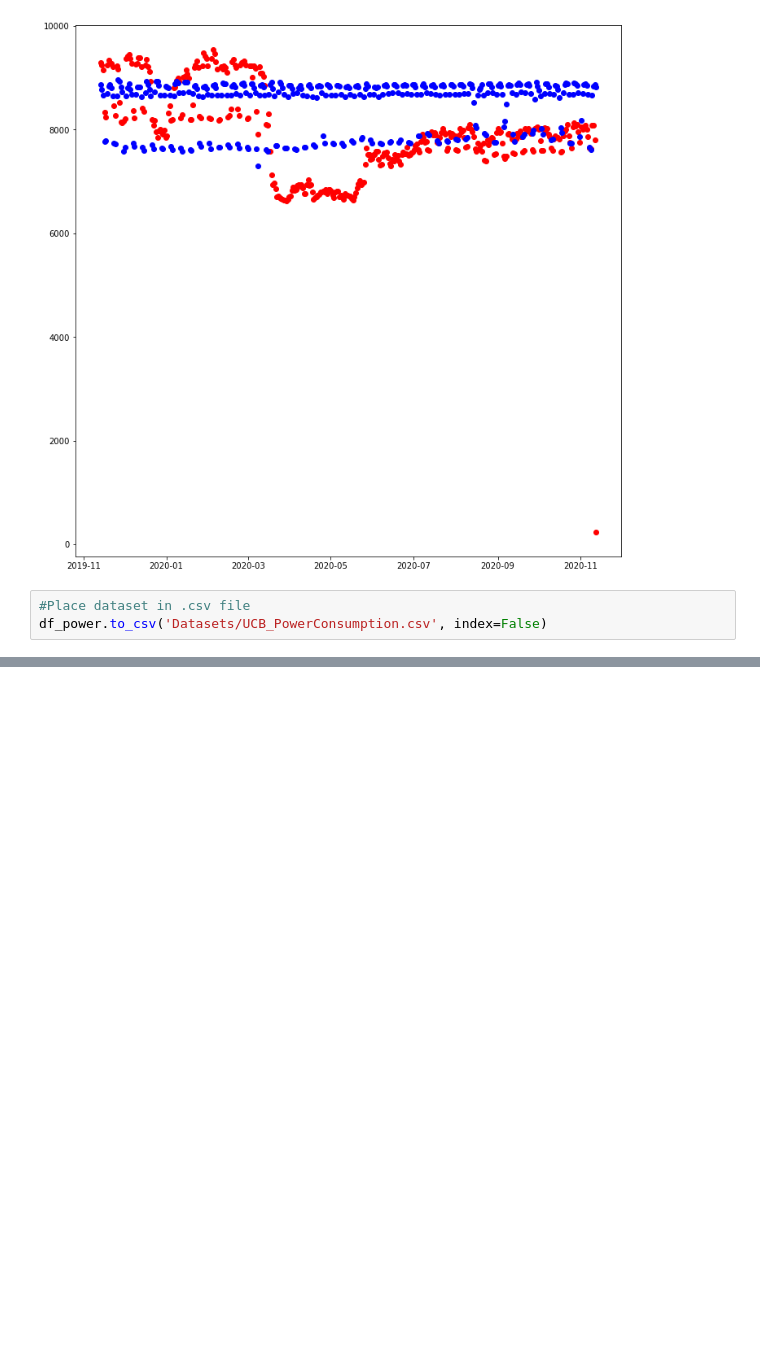
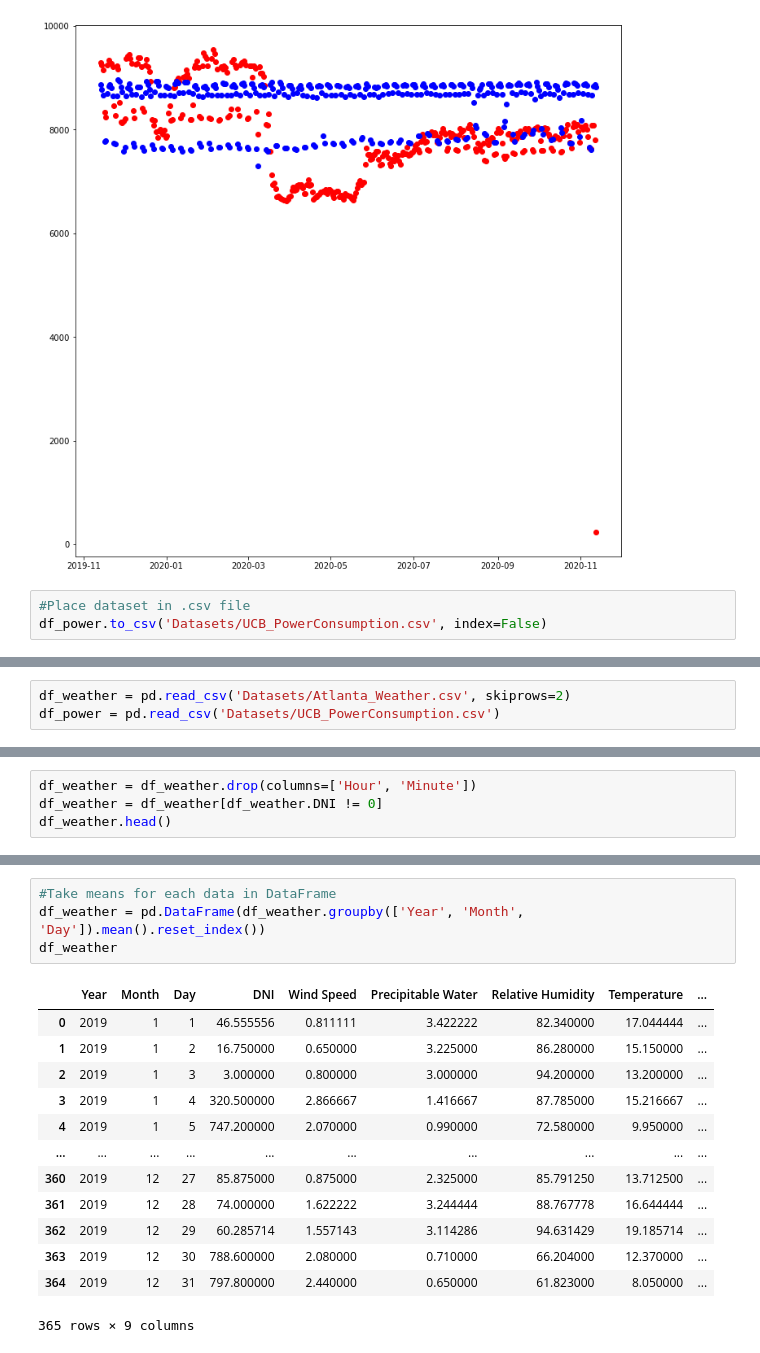
Before and after one commit to A-Wadhwani/ME597-Project, a Jupyter notebook: UCB_data_cleaning.ipynb, the cells around one changed output, grey strips where cells are left out. Cells and saved outputs as stored; diff of their text form; blank space fills up the shorter version.

```diff
--- a/UCB_data_cleaning.ipynb
+++ b/UCB_data_cleaning.ipynb
@@ -112,0 +115,3 @@ df_power.to_csv('Datasets/UCB_PowerConsumption.csv', index=False)
+# %%
+df_weather = pd.read_csv('Datasets/Atlanta_Weather.csv', skiprows=2)
+df_power = pd.read_csv('Datasets/UCB_PowerConsumption.csv')
@@ -112,0 +142,4 @@ df_power.to_csv('Datasets/UCB_PowerConsumption.csv', index=False)
+# %%
+df_weather = df_weather.drop(columns=['Hour', 'Minute'])
+df_weather = df_weather[df_weather.DNI != 0]
+df_weather.head()
@@ -112,0 +153,18 @@ df_power.to_csv('Datasets/UCB_PowerConsumption.csv', index=False)
+# %%
+#Take means for each data in DataFrame
+df_weather = pd.DataFrame(df_weather.groupby(['Year', 'Month', 'Day']).mean().reset_index())
+df_weather
+# %% [output]
+|  | Year | Month | Day | DNI | Wind Speed | Precipitable Water | Relative Humidity | Temperature | ... |
+| 0 | 2019 | 1 | 1 | 46.555556 | 0.811111 | 3.422222 | 82.340000 | 17.044444 | ... |
+| 1 | 2019 | 1 | 2 | 16.750000 | 0.650000 | 3.225000 | 86.280000 | 15.150000 | ... |
+| 2 | 2019 | 1 | 3 | 3.000000 | 0.800000 | 3.000000 | 94.200000 | 13.200000 | ... |
+| 3 | 2019 | 1 | 4 | 320.500000 | 2.866667 | 1.416667 | 87.785000 | 15.216667 | ... |
+| 4 | 2019 | 1 | 5 | 747.200000 | 2.070000 | 0.990000 | 72.580000 | 9.950000 | ... |
+| ... | ... | ... | ... | ... | ... | ... | ... | ... | ... |
+| 360 | 2019 | 12 | 27 | 85.875000 | 0.875000 | 2.325000 | 85.791250 | 13.712500 | ... |
+| 361 | 2019 | 12 | 28 | 74.000000 | 1.622222 | 3.244444 | 88.767778 | 16.644444 | ... |
+| 362 | 2019 | 12 | 29 | 60.285714 | 1.557143 | 3.114286 | 94.631429 | 19.185714 | ... |
+| 363 | 2019 | 12 | 30 | 788.600000 | 2.080000 | 0.710000 | 66.204000 | 12.370000 | ... |
+| 364 | 2019 | 12 | 31 | 797.800000 | 2.440000 | 0.650000 | 61.823000 | 8.050000 | ... |
+365 rows × 9 columns
```
Also changed, not shown: parts of 12 cells of this notebook, 2 other files.
